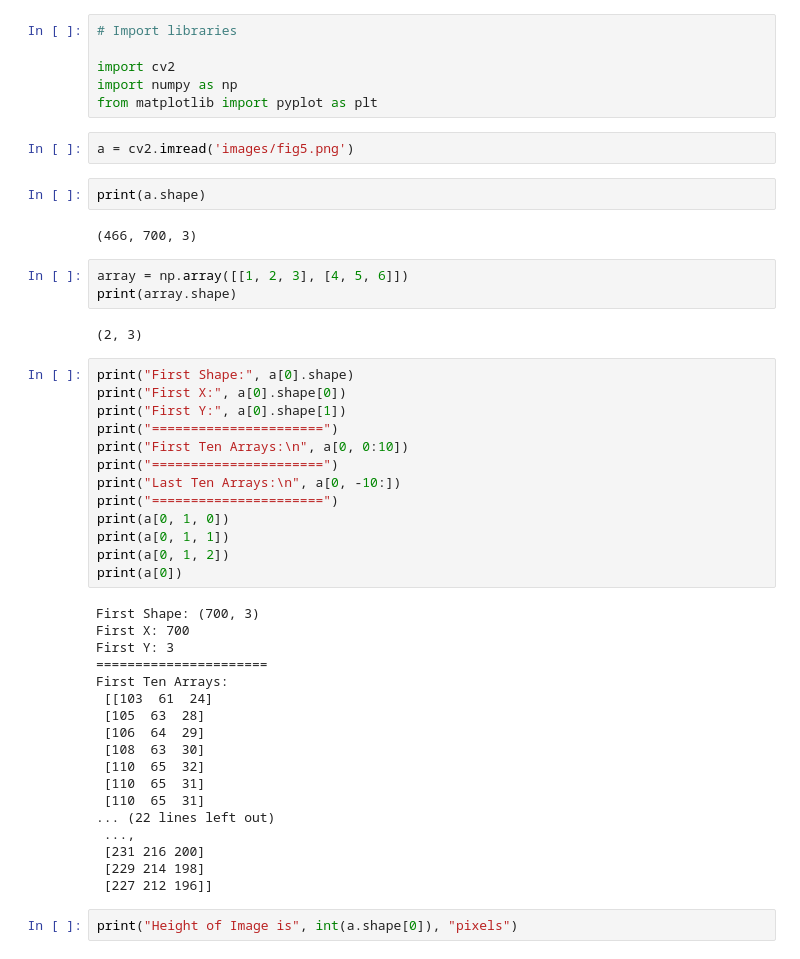
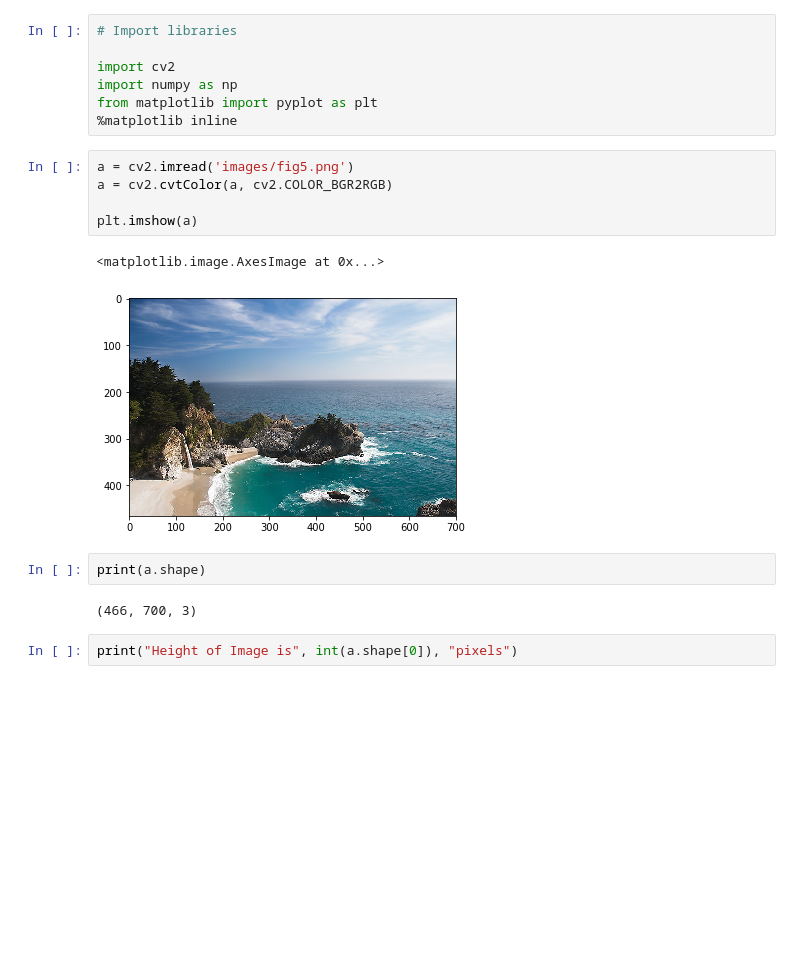
Before and after one commit to sicktastic/opencsv-playground, a Jupyter notebook: seam_carving/Gradient.ipynb, the cells around one changed output. Saved outputs shown, nothing was run; the diff lists cells and outputs as text; blank space fills up the shorter version.

Commit message:
Add plot color image

```diff
--- a/seam_carving/Gradient.ipynb
+++ b/seam_carving/Gradient.ipynb
@@ -4,48 +4,19 @@
 import cv2
 import numpy as np
 from matplotlib import pyplot as plt
+%matplotlib inline
 # %%
 a = cv2.imread('images/fig5.png')
+a = cv2.cvtColor(a, cv2.COLOR_BGR2RGB)
+
+plt.imshow(a)
+# %% [output]
+<matplotlib.image.AxesImage at 0x...>
+[figure, added]
 # %%
 print(a.shape)
 # %% [output]
 (466, 700, 3)
-# %%
-array = np.array([[1, 2, 3], [4, 5, 6]])
-print(array.shape)
-# %% [output]
-(2, 3)
-# %%
-print("First Shape:", a[0].shape)
-print("First X:", a[0].shape[0])
-print("First Y:", a[0].shape[1])
-print("======================")
-print("First Ten Arrays:\n", a[0, 0:10])
-print("======================")
-print("Last Ten Arrays:\n", a[0, -10:])
-print("======================")
-print(a[0, 1, 0])
-print(a[0, 1, 1])
-print(a[0, 1, 2])
-print(a[0])
-# %% [output]
-First Shape: (700, 3)
-First X: 700
-First Y: 3
-======================
-First Ten Arrays:
- [[103  61  24]
- [105  63  28]
- [106  64  29]
- [108  63  30]
- [110  65  32]
- [110  65  31]
- [110  65  31]
-... (22 lines left out)
- ...,
- [231 216 200]
- [229 214 198]
- [227 212 196]]
 # %%
 print("Height of Image is", int(a.shape[0]), "pixels")
 # %% [output]
```
Also changed, not shown: parts of 4 cells of this notebook.
